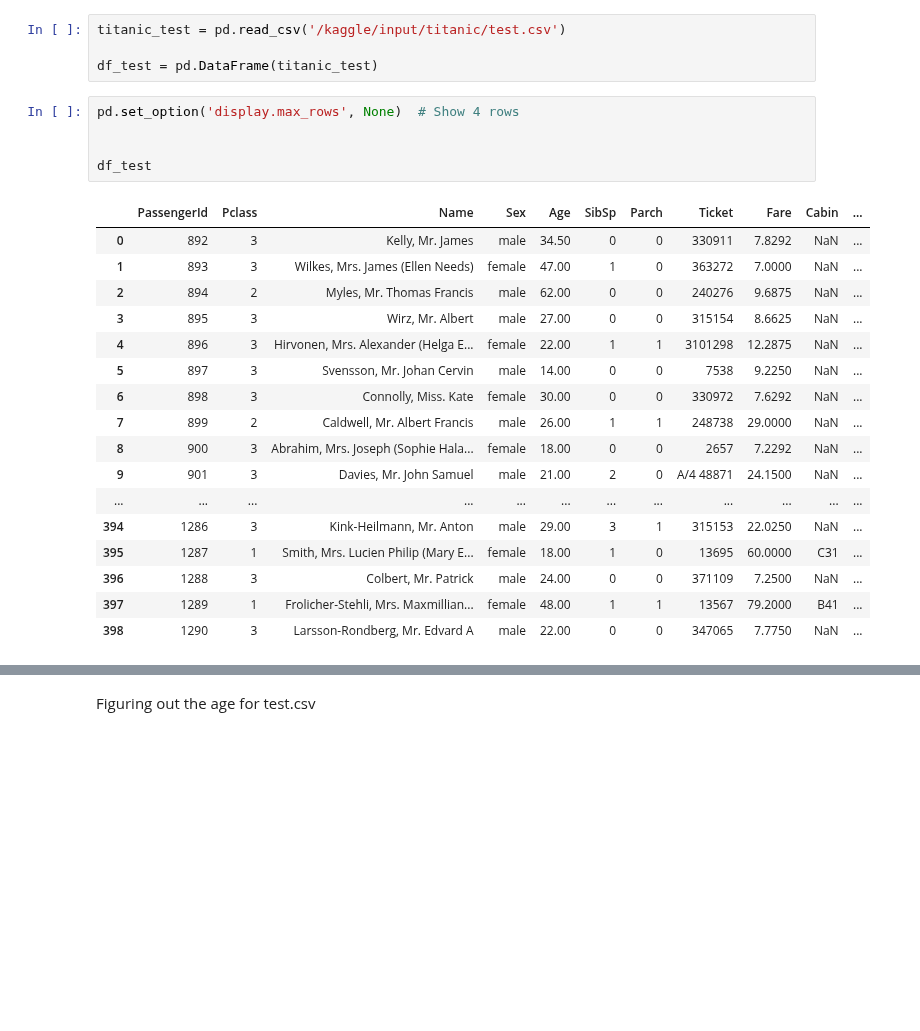
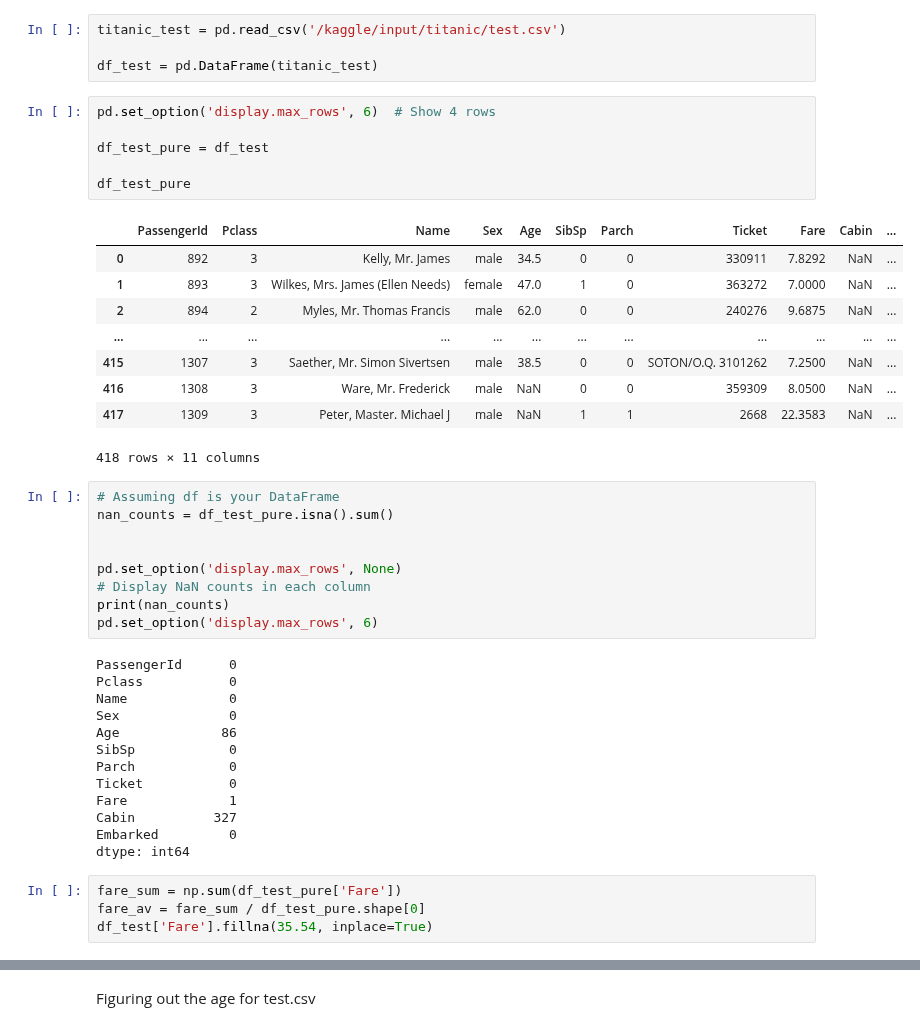
Before and after one commit to yunmokoo/Kaggle_Testing, a Jupyter notebook: titanic-2023-08-06.ipynb, the cells around one changed output, grey strips where cells are left out. Saved outputs shown, nothing was run; the diff lists cells and outputs as text; blank space fills up the shorter version.

```diff
--- a/titanic-2023-08-06.ipynb
+++ b/titanic-2023-08-06.ipynb
@@ -406,25 +383,44 @@ titanic_test = pd.read_csv('/kaggle/input/titanic/test.csv')
 
 df_test = pd.DataFrame(titanic_test)
 # %%
-pd.set_option('display.max_rows', None)  # Show 4 rows
+pd.set_option('display.max_rows', 6)  # Show 4 rows
 
+df_test_pure = df_test
 
-df_test
+df_test_pure
 # %% [output]
 |  | PassengerId | Pclass | Name | Sex | Age | SibSp | Parch | Ticket | Fare | Cabin | ... |
-| 0 | 892 | 3 | Kelly, Mr. James | male | 34.50 | 0 | 0 | 330911 | 7.8292 | NaN | ... |
-| 1 | 893 | 3 | Wilkes, Mrs. James (Ellen Needs) | female | 47.00 | 1 | 0 | 363272 | 7.0000 | NaN | ... |
-| 2 | 894 | 2 | Myles, Mr. Thomas Francis | male | 62.00 | 0 | 0 | 240276 | 9.6875 | NaN | ... |
-| 3 | 895 | 3 | Wirz, Mr. Albert | male | 27.00 | 0 | 0 | 315154 | 8.6625 | NaN | ... |
-| 4 | 896 | 3 | Hirvonen, Mrs. Alexander (Helga E... | female | 22.00 | 1 | 1 | 3101298 | 12.2875 | NaN | ... |
-| 5 | 897 | 3 | Svensson, Mr. Johan Cervin | male | 14.00 | 0 | 0 | 7538 | 9.2250 | NaN | ... |
-| 6 | 898 | 3 | Connolly, Miss. Kate | female | 30.00 | 0 | 0 | 330972 | 7.6292 | NaN | ... |
-| 7 | 899 | 2 | Caldwell, Mr. Albert Francis | male | 26.00 | 1 | 1 | 248738 | 29.0000 | NaN | ... |
-| 8 | 900 | 3 | Abrahim, Mrs. Joseph (Sophie Hala... | female | 18.00 | 0 | 0 | 2657 | 7.2292 | NaN | ... |
-| 9 | 901 | 3 | Davies, Mr. John Samuel | male | 21.00 | 2 | 0 | A/4 48871 | 24.1500 | NaN | ... |
+| 0 | 892 | 3 | Kelly, Mr. James | male | 34.5 | 0 | 0 | 330911 | 7.8292 | NaN | ... |
+| 1 | 893 | 3 | Wilkes, Mrs. James (Ellen Needs) | female | 47.0 | 1 | 0 | 363272 | 7.0000 | NaN | ... |
+| 2 | 894 | 2 | Myles, Mr. Thomas Francis | male | 62.0 | 0 | 0 | 240276 | 9.6875 | NaN | ... |
 | ... | ... | ... | ... | ... | ... | ... | ... | ... | ... | ... | ... |
-| 394 | 1286 | 3 | Kink-Heilmann, Mr. Anton | male | 29.00 | 3 | 1 | 315153 | 22.0250 | NaN | ... |
-| 395 | 1287 | 1 | Smith, Mrs. Lucien Philip (Mary E... | female | 18.00 | 1 | 0 | 13695 | 60.0000 | C31 | ... |
-| 396 | 1288 | 3 | Colbert, Mr. Patrick | male | 24.00 | 0 | 0 | 371109 | 7.2500 | NaN | ... |
-| 397 | 1289 | 1 | Frolicher-Stehli, Mrs. Maxmillian... | female | 48.00 | 1 | 1 | 13567 | 79.2000 | B41 | ... |
-| 398 | 1290 | 3 | Larsson-Rondberg, Mr. Edvard A | male | 22.00 | 0 | 0 | 347065 | 7.7750 | NaN | ... |
+| 415 | 1307 | 3 | Saether, Mr. Simon Sivertsen | male | 38.5 | 0 | 0 | SOTON/O.Q. 3101262 | 7.2500 | NaN | ... |
+| 416 | 1308 | 3 | Ware, Mr. Frederick | male | NaN | 0 | 0 | 359309 | 8.0500 | NaN | ... |
+| 417 | 1309 | 3 | Peter, Master. Michael J | male | NaN | 1 | 1 | 2668 | 22.3583 | NaN | ... |
+418 rows × 11 columns
+# %%
+# Assuming df is your DataFrame
+nan_counts = df_test_pure.isna().sum()
+
+
+pd.set_option('display.max_rows', None)
+# Display NaN counts in each column
+print(nan_counts)
+pd.set_option('display.max_rows', 6)
+# %% [output]
+PassengerId      0
+Pclass           0
+Name             0
+Sex              0
+Age             86
+SibSp            0
+Parch            0
+Ticket           0
+Fare             1
+Cabin          327
+Embarked         0
+dtype: int64
+# %%
+fare_sum = np.sum(df_test_pure['Fare'])
+fare_av = fare_sum / df_test_pure.shape[0]
+df_test['Fare'].fillna(35.54, inplace=True)
```
Also changed, not shown: parts of 39 cells of this notebook.
